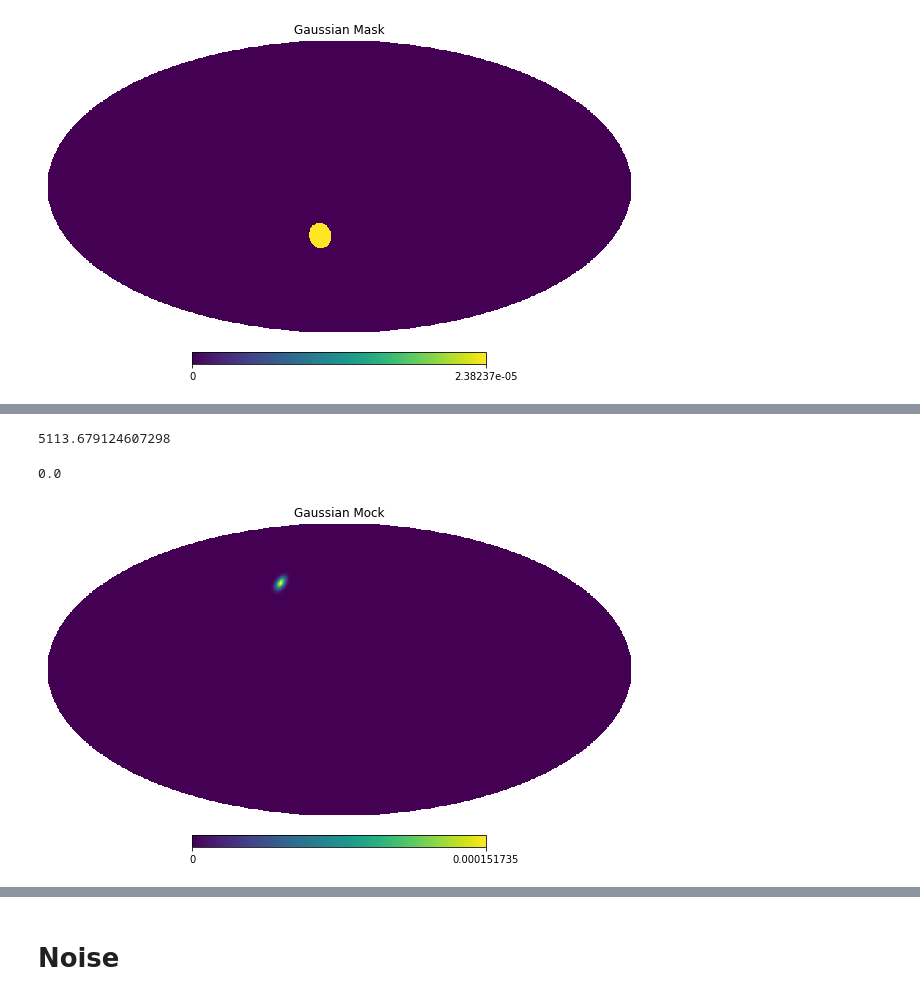
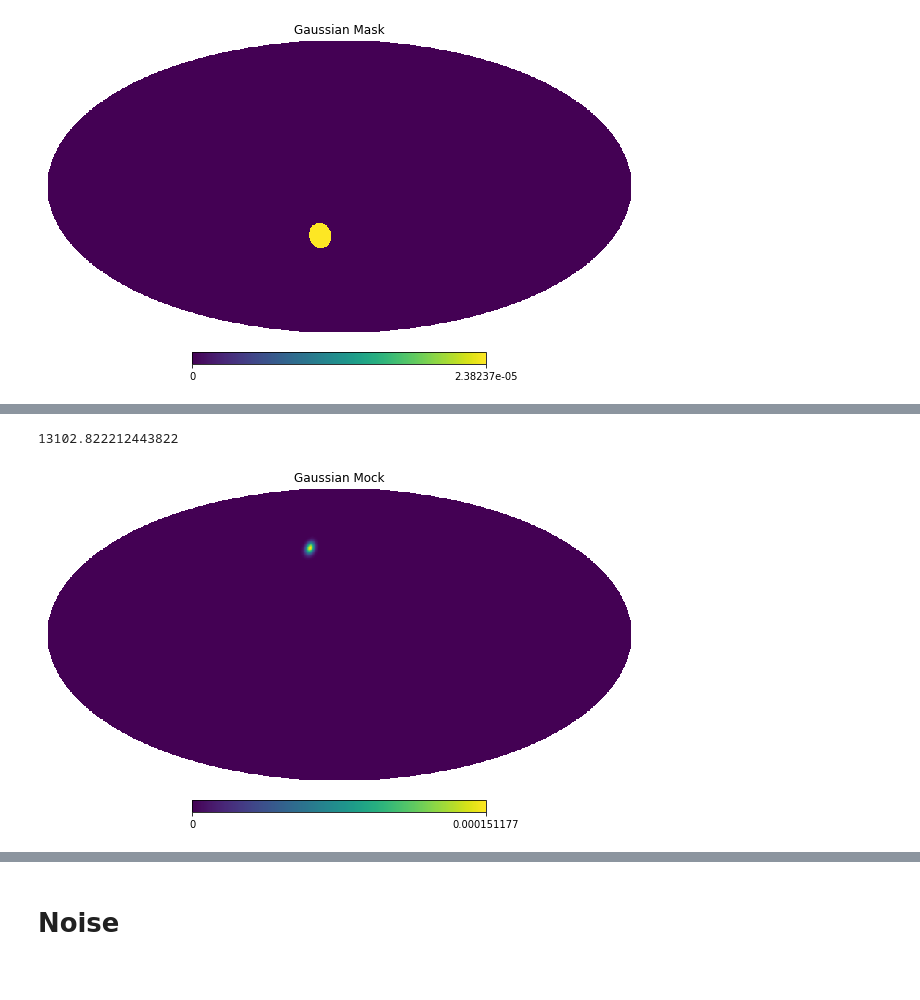
Before and after one commit to RCianca/DarkSirensStat, a Jupyter notebook: ProxyGenerator/ProxyGen.ipynb, the cells around one changed output, grey strips where cells are left out. Cells and saved outputs as stored; diff of their text form; code cells hidden in the pictures.

```diff
--- a/ProxyGenerator/ProxyGen.ipynb
+++ b/ProxyGenerator/ProxyGen.ipynb
@@ -248,8 +249,9 @@ If this works, than we will use a 2D Gaussian distribution for the probability
 # %%
 sigma_theta=np.radians(sigma_deg)*2
 sigma_phi=np.radians(sigma_deg)*2
+zref=1.7
 my_theta=np.pi/4
-my_phi=np.pi/4
+my_phi=np.pi/8
 #print(my_theta,my_phi)
 vec = hp.ang2vec(my_theta, my_phi)
 ipix_disc = hp.query_disc(nside=nside, vec=vec, radius=np.radians(circle_deg), nest=True)
@@ -263,32 +265,34 @@ def uncorr_gauss(x,y,mux=my_theta,muy=my_phi,sigx=sigma_theta,sigy=sigma_phi):
 # %%
 gaussmap =np.zeros(len(p_posterior))
 mod_mu=np.zeros(len(p_posterior))
+mod_sigma=np.zeros(len(p_posterior))
 theta_arr=np.zeros(len(p_posterior))
 phi_arr=np.zeros(len(p_posterior))
-zref=0.79
+#zref=0.8
 dlref=(1+zref)*cosmoflag.comoving_distance(zref).value
+dlsig=0.1*dlref
 print(dlref)
 peakdl=mu[np.argmax(p_posterior)]
 #diff=abs(dlref-peakdl)
-np.max(mod_mu)
+#np.max(mod_mu)
 # %% [output]
-5113.679124607298
+13102.822212443822
-0.0
 # %%
 for i in ipix_disc:
     theta,phi=hp.pix2ang(nside,i, nest=True)
     theta_arr[i]=theta
     phi_arr[i]=phi
     gaussmap[i]=uncorr_gauss(theta,phi)*hp.nside2pixarea(nside, degrees=True)
     mod_mu[i]=dlref#uncorr_gauss(theta,phi)
+    mod_sigma[i]=dlsig
 #gaussmap[ipix_disc] = 1/len(ipix_disc)
 gaussmap[ipix_disc]=gaussmap[ipix_disc]/np.sum(gaussmap)
 #dist_factor=dlref/np.max(mod_mu)
 #mod_mu_gauss=mod_mu
 #mod_mu_gauss[ipix_disc]=mod_mu[ipix_disc]*dist_factor
 hp.mollview(gaussmap, title="Gaussian Mock",nest=True)
 # %% [output]
-[figure, old version]
+[figure, new version]
 # %%
 #print(gaussmap[gaussmap>0])
 # %%
```
Also changed, not shown: parts of 8 cells of this notebook, 2 other files.
